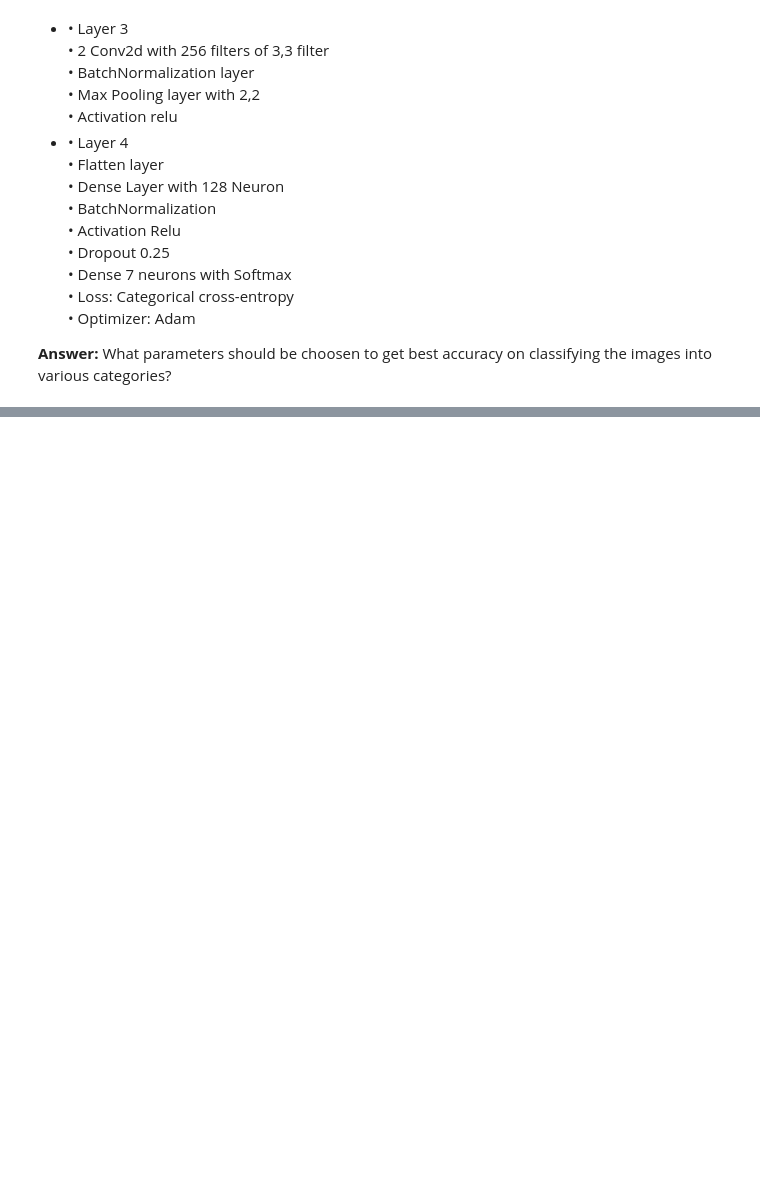
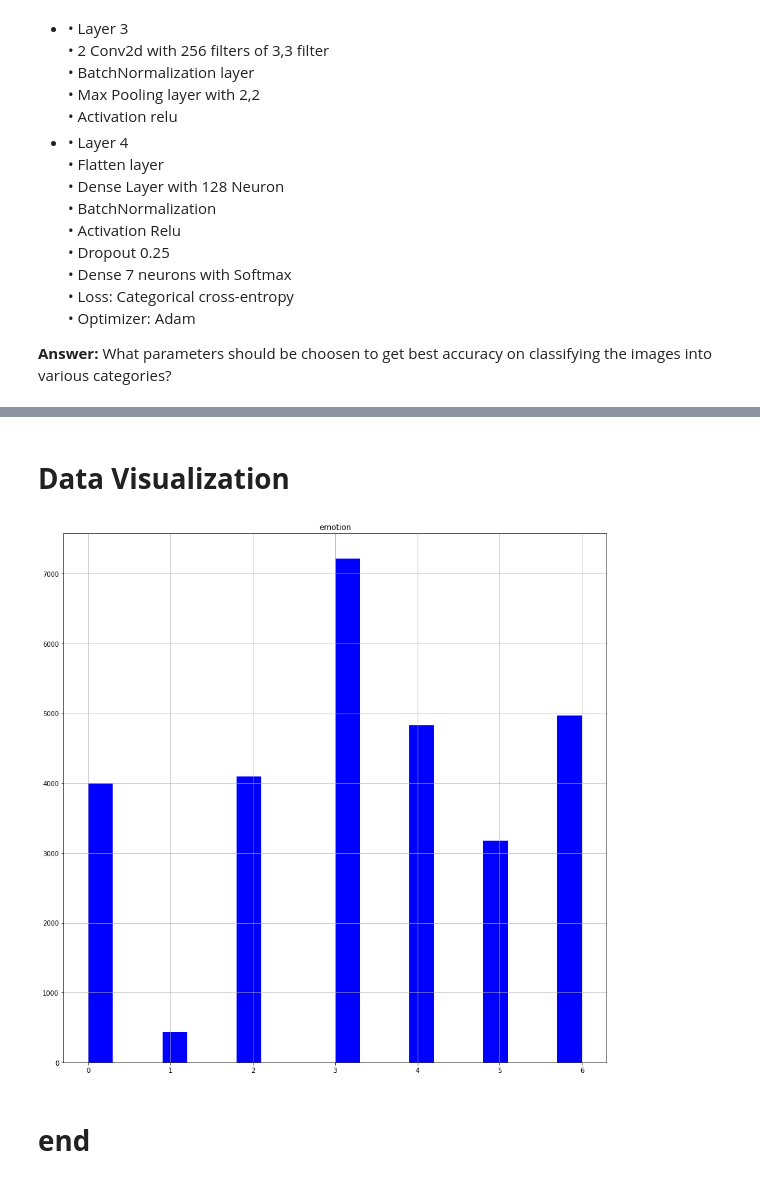
Before and after one commit to eroali/DeepLearning, a Jupyter notebook: DL_Module_3_Convoutional_neural_network_(1).ipynb, the cells around one changed output, grey strips where cells are left out. Saved outputs shown, nothing was run; the diff lists cells and outputs as text; code cells hidden in the pictures; blank space fills up the shorter version.

```diff
--- a/DL_Module_3_Convoutional_neural_network_(1).ipynb
+++ b/DL_Module_3_Convoutional_neural_network_(1).ipynb
@@ -1297,0 +1505,9 @@ As a part of this assignment you will be performing the following tasks:
+# %% [markdown]
+# **Data Visualization**
+# %%
+training_data.hist(bins=20, figsize=(15,15), color='b')
+plt.show()
+# %% [output]
+[figure, added]
+# %% [markdown]
+# **end**
```
Also changed, not shown: parts of 29 cells of this notebook.
